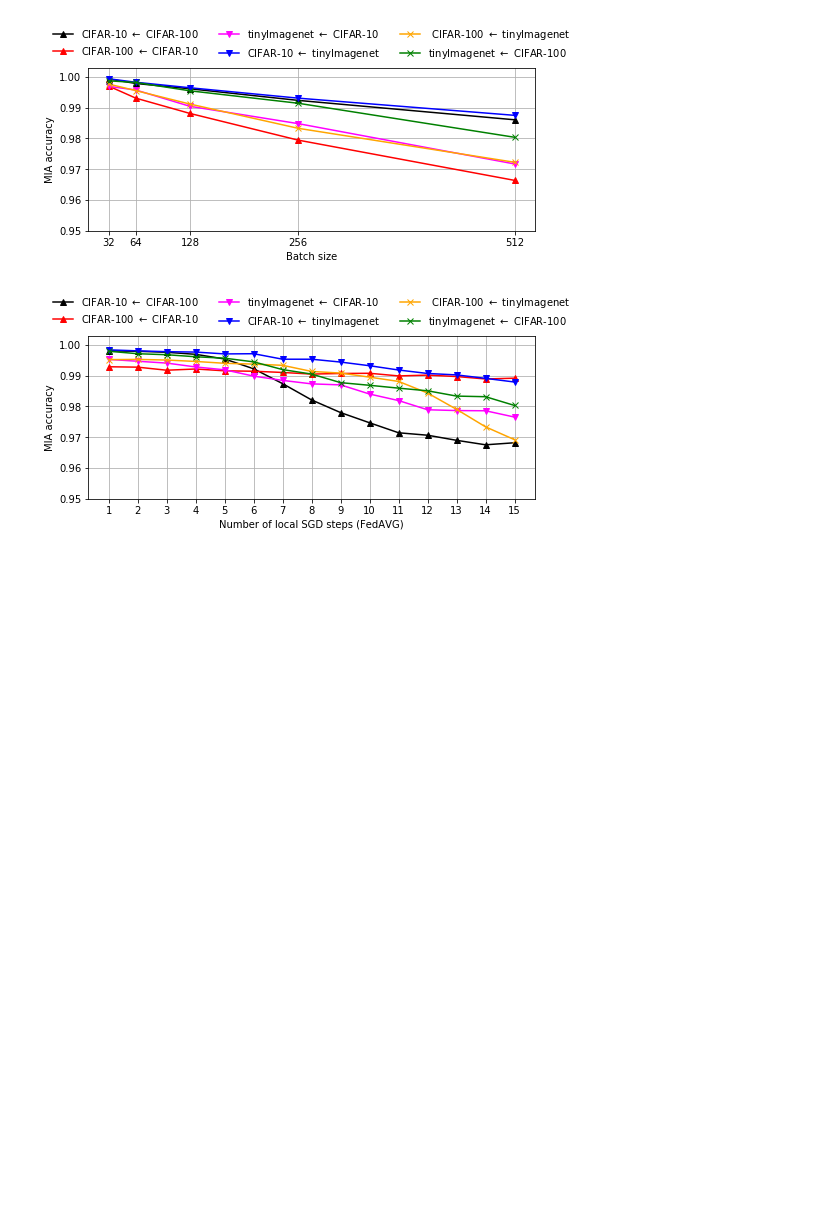
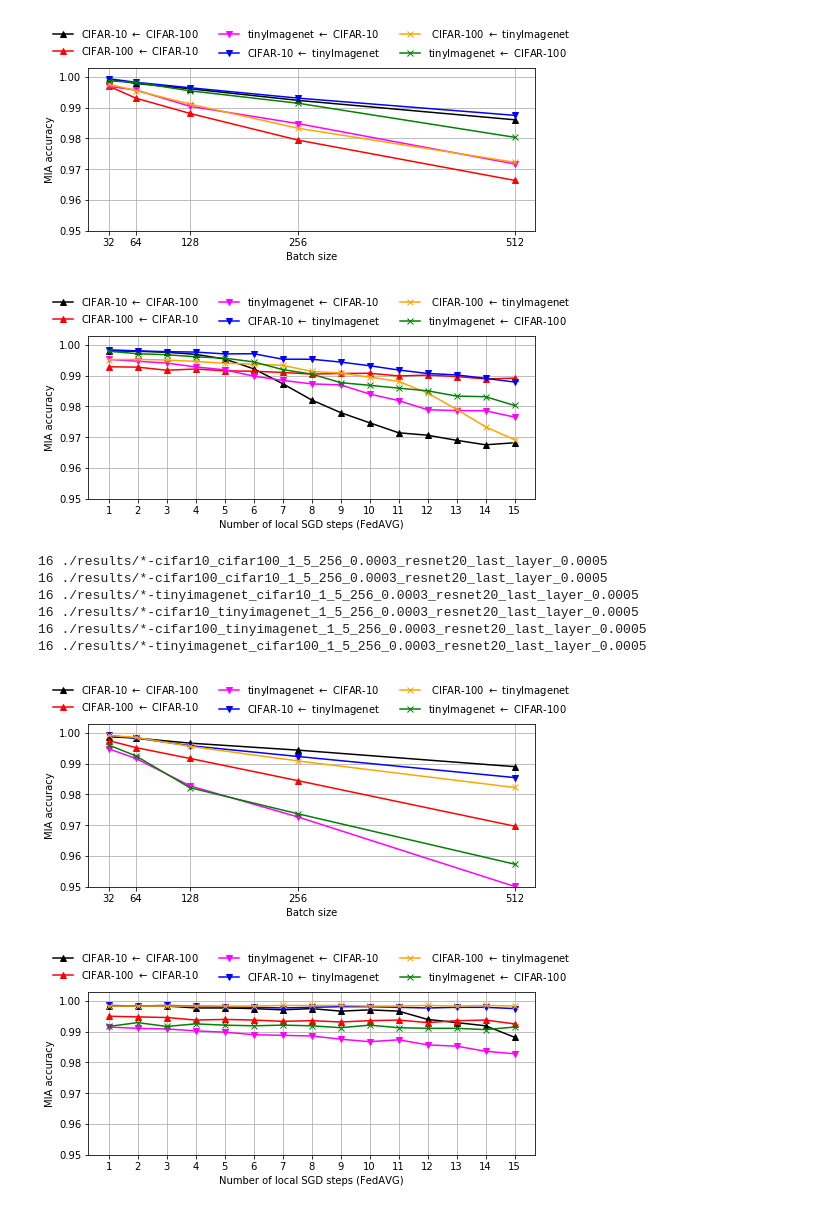
Before and after one commit to pasquini-dario/EludingSecureAggregation, a Jupyter notebook: plot_data.ipynb, the cells around one changed output. Cells and saved outputs as stored; diff of their text form; code cells hidden in the pictures; blank space fills up the shorter version.

```diff
--- a/plot_data.ipynb
+++ b/plot_data.ipynb
@@ -107,6 +107,45 @@ fig1.savefig('imgs/fed_avg_res20_canary_lr001.pdf', transparent=True, bbox_inche
 50 ./results_bce//*-tinyimagenet_cifar100_1_5_256_0.0003_resnet20_last_layer_0.001
 [figure]
 [figure]
+# %%
+fig0, ax0 = plt.subplots(1, 1, figsize=(8, 3));
+fig1, ax1 = plt.subplots(1, 1, figsize=(8, 3));
+
+home = './results/*-cifar10_cifar100_1_5_256_0.0003_resnet20_last_layer_0.0005'
+plot(home, ax0, ax1, color='black', label='CIFAR-10 $\\leftarrow$ CIFAR-100', marker='^')
+
+home = './results/*-cifar100_cifar10_1_5_256_0.0003_resnet20_last_layer_0.0005'
+plot(home, ax0, ax1, color='red', label='CIFAR-100 $\\leftarrow$ CIFAR-10', marker='^')
+
+home = './results/*-tinyimagenet_cifar10_1_5_256_0.0003_resnet20_last_layer_0.0005'
+plot(home, ax0, ax1, color='magenta', label='tinyImagenet $\\leftarrow$ CIFAR-10', marker='v')
+
+home = './results/*-cifar10_tinyimagenet_1_5_256_0.0003_resnet20_last_layer_0.0005'
+plot(home, ax0, ax1, color='blue', label='CIFAR-10 $\\leftarrow$ tinyImagenet', marker='v')
+
+home = './results/*-cifar100_tinyimagenet_1_5_256_0.0003_resnet20_last_layer_0.0005'
+plot(home, ax0, ax1, color='orange', label=' CIFAR-100 $\\leftarrow$ tinyImagenet', marker='x')
+
+home = './results/*-tinyimagenet_cifar100_1_5_256_0.0003_resnet20_last_layer_0.0005'
+plot(home, ax0, ax1, color='green', label='tinyImagenet $\\leftarrow$ CIFAR-100', marker='x')
+
+
+def legend(ax):
+    ax.legend(ncol=3, frameon=False, bbox_to_anchor=(1.10,1.3));
+    ax.grid();
+
+legend(ax0); legend(ax1);
+
+#fig1.savefig('imgs/fed_avg_res20_canary_lr0005.pdf', transparent=True, bbox_inches='tight');
+# %% [output]
+16 ./results/*-cifar10_cifar100_1_5_256_0.0003_resnet20_last_layer_0.0005
+16 ./results/*-cifar100_cifar10_1_5_256_0.0003_resnet20_last_layer_0.0005
+16 ./results/*-tinyimagenet_cifar10_1_5_256_0.0003_resnet20_last_layer_0.0005
+16 ./results/*-cifar10_tinyimagenet_1_5_256_0.0003_resnet20_last_layer_0.0005
+16 ./results/*-cifar100_tinyimagenet_1_5_256_0.0003_resnet20_last_layer_0.0005
+16 ./results/*-tinyimagenet_cifar100_1_5_256_0.0003_resnet20_last_layer_0.0005
+[figure, added]
+[figure, added]
 # %%
 fig0, ax0 = plt.subplots(1, 1, figsize=(8, 3));
 fig1, ax1 = plt.subplots(1, 1, figsize=(8, 3));
```
Also changed, not shown: parts of 3 cells of this notebook, 2 other files.
